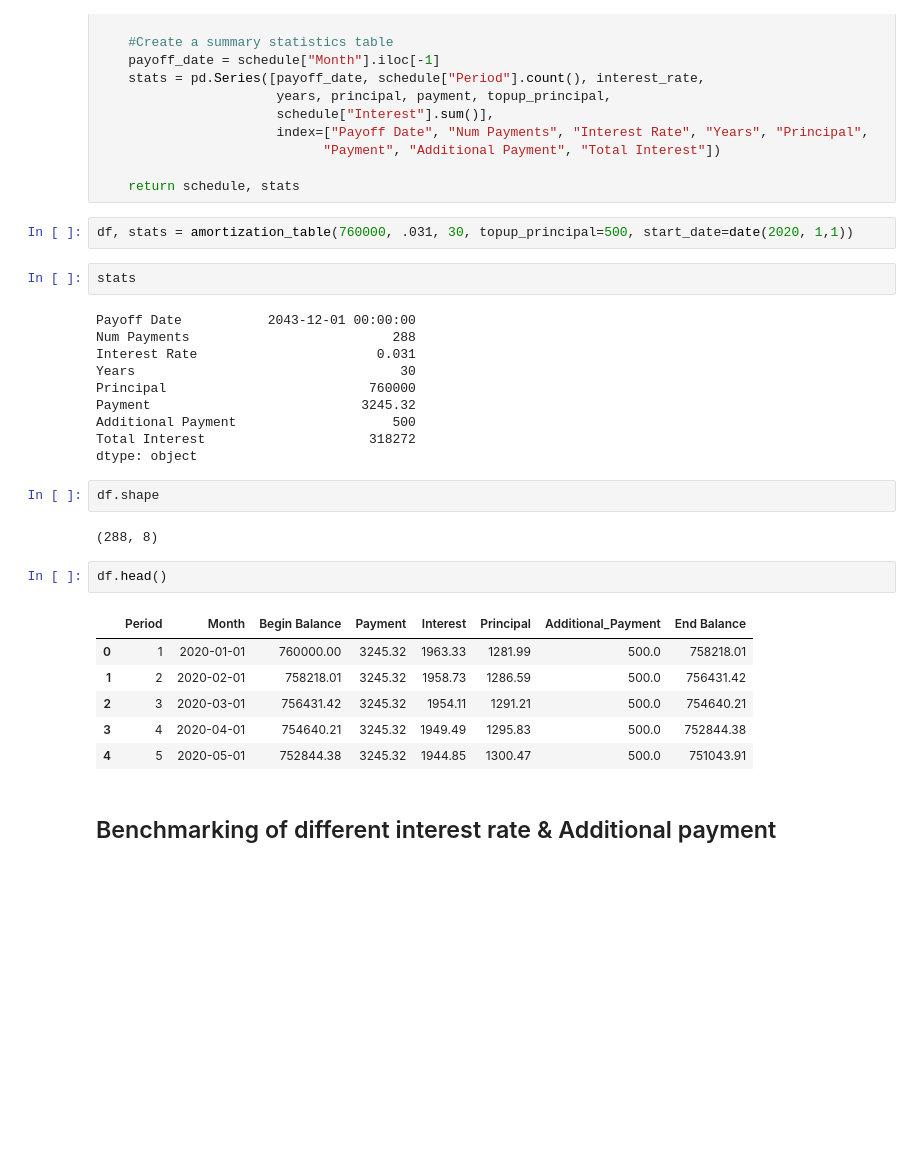
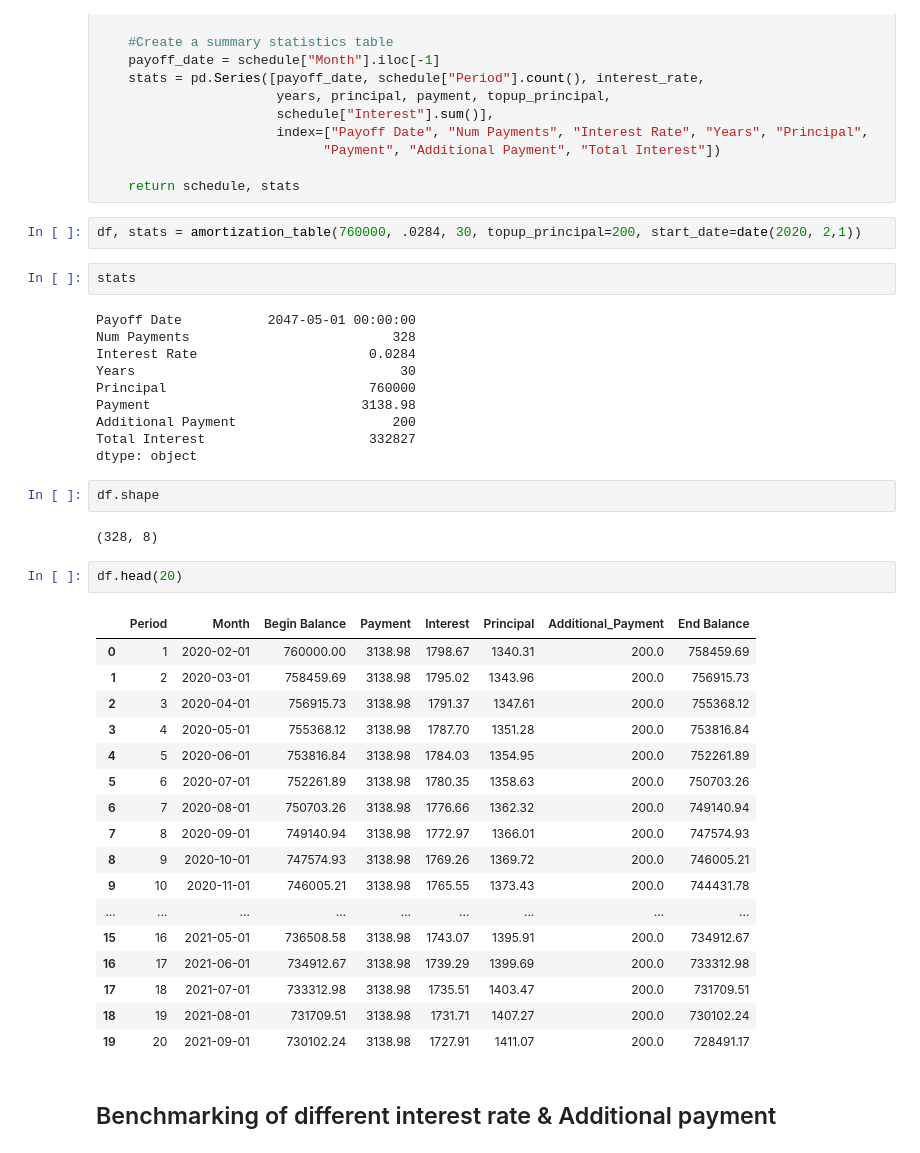
Before and after one commit to sudpaul/life_hack, a Jupyter notebook: Mortgage_Amortization_Schedule.ipynb, the cells around one changed output. Cells and saved outputs as stored; diff of their text form; blank space fills up the shorter version.

Commit message:
Update the interest rate

```diff
--- a/Mortgage_Amortization_Schedule.ipynb
+++ b/Mortgage_Amortization_Schedule.ipynb
@@ -100,32 +100,43 @@ def amortization_table(principal, interest_rate, years,
 
     return schedule, stats
 # %%
-df, stats = amortization_table(760000, .031, 30, topup_principal=500, start_date=date(2020, 1,1))
+df, stats = amortization_table(760000, .0284, 30, topup_principal=200, start_date=date(2020, 2,1))
 # %%
 stats
 # %% [output]
-Payoff Date           2043-12-01 00:00:00
-Num Payments                          288
-Interest Rate                       0.031
+Payoff Date           2047-05-01 00:00:00
+Num Payments                          328
+Interest Rate                      0.0284
 Years                                  30
 Principal                          760000
-Payment                           3245.32
-Additional Payment                    500
-Total Interest                     318272
+Payment                           3138.98
+Additional Payment                    200
+Total Interest                     332827
 dtype: object
 # %%
 df.shape
 # %% [output]
-(288, 8)
+(328, 8)
 # %%
-df.head()
+df.head(20)
 # %% [output]
 |  | Period | Month | Begin Balance | Payment | Interest | Principal | Additional_Payment | End Balance |
-| 0 | 1 | 2020-01-01 | 760000.00 | 3245.32 | 1963.33 | 1281.99 | 500.0 | 758218.01 |
-| 1 | 2 | 2020-02-01 | 758218.01 | 3245.32 | 1958.73 | 1286.59 | 500.0 | 756431.42 |
-| 2 | 3 | 2020-03-01 | 756431.42 | 3245.32 | 1954.11 | 1291.21 | 500.0 | 754640.21 |
-| 3 | 4 | 2020-04-01 | 754640.21 | 3245.32 | 1949.49 | 1295.83 | 500.0 | 752844.38 |
-| 4 | 5 | 2020-05-01 | 752844.38 | 3245.32 | 1944.85 | 1300.47 | 500.0 | 751043.91 |
+| 0 | 1 | 2020-02-01 | 760000.00 | 3138.98 | 1798.67 | 1340.31 | 200.0 | 758459.69 |
+| 1 | 2 | 2020-03-01 | 758459.69 | 3138.98 | 1795.02 | 1343.96 | 200.0 | 756915.73 |
+| 2 | 3 | 2020-04-01 | 756915.73 | 3138.98 | 1791.37 | 1347.61 | 200.0 | 755368.12 |
+| 3 | 4 | 2020-05-01 | 755368.12 | 3138.98 | 1787.70 | 1351.28 | 200.0 | 753816.84 |
+| 4 | 5 | 2020-06-01 | 753816.84 | 3138.98 | 1784.03 | 1354.95 | 200.0 | 752261.89 |
+| 5 | 6 | 2020-07-01 | 752261.89 | 3138.98 | 1780.35 | 1358.63 | 200.0 | 750703.26 |
+| 6 | 7 | 2020-08-01 | 750703.26 | 3138.98 | 1776.66 | 1362.32 | 200.0 | 749140.94 |
+| 7 | 8 | 2020-09-01 | 749140.94 | 3138.98 | 1772.97 | 1366.01 | 200.0 | 747574.93 |
+| 8 | 9 | 2020-10-01 | 747574.93 | 3138.98 | 1769.26 | 1369.72 | 200.0 | 746005.21 |
+| 9 | 10 | 2020-11-01 | 746005.21 | 3138.98 | 1765.55 | 1373.43 | 200.0 | 744431.78 |
+| ... | ... | ... | ... | ... | ... | ... | ... | ... |
+| 15 | 16 | 2021-05-01 | 736508.58 | 3138.98 | 1743.07 | 1395.91 | 200.0 | 734912.67 |
+| 16 | 17 | 2021-06-01 | 734912.67 | 3138.98 | 1739.29 | 1399.69 | 200.0 | 733312.98 |
+| 17 | 18 | 2021-07-01 | 733312.98 | 3138.98 | 1735.51 | 1403.47 | 200.0 | 731709.51 |
+| 18 | 19 | 2021-08-01 | 731709.51 | 3138.98 | 1731.71 | 1407.27 | 200.0 | 730102.24 |
+| 19 | 20 | 2021-09-01 | 730102.24 | 3138.98 | 1727.91 | 1411.07 | 200.0 | 728491.17 |
 # %% [markdown]
 ## Benchmarking of different interest rate & Additional payment
 # %%
```
Also changed, not shown: parts of 5 cells of this notebook.
